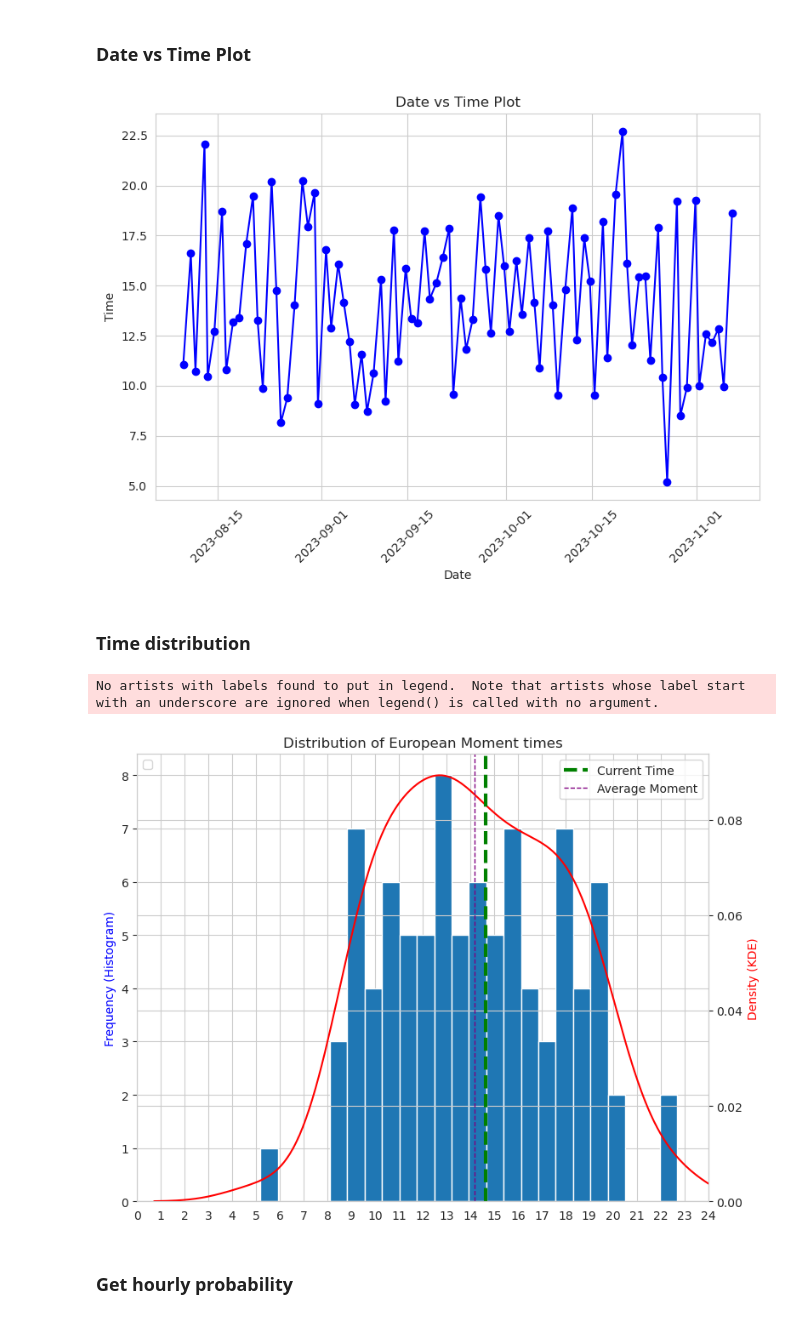
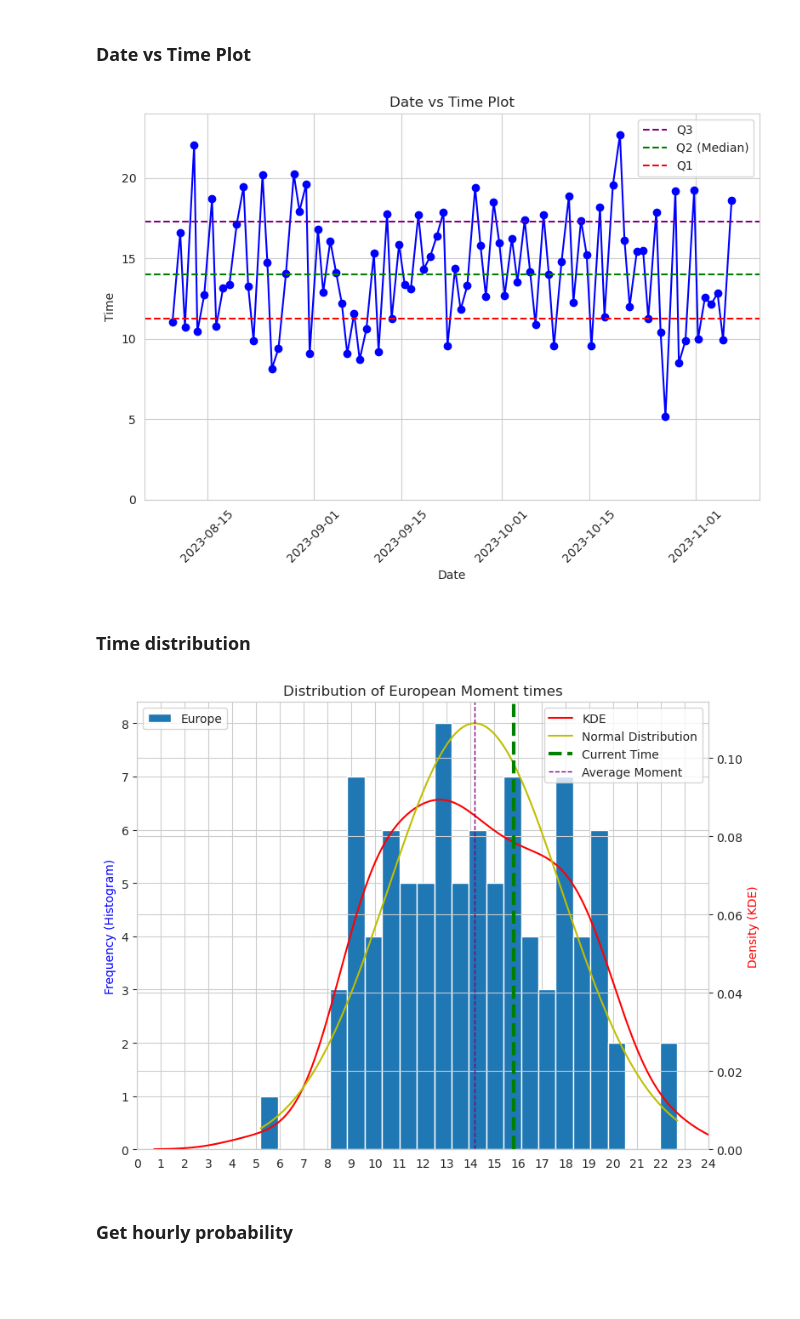
Before and after one commit to CallumAlexander/BeReal.-Analysis, a Jupyter notebook: notebook.ipynb, the cells around one changed output. Drawn from its saved outputs; the diff is of its cells as text; code cells hidden in the pictures; blank space fills up the shorter version.

```diff
--- a/notebook.ipynb
+++ b/notebook.ipynb
@@ -34,8 +35,7 @@ current_time = datetime.now()
 current_time = current_time.hour + current_time.minute / 60 + current_time.second / 3600
 
 df = pd.read_csv('BRTimeHistory_1699221717_Europe_London.csv')
-df['Timestamp'] = pd.to_datecurrent_time = datetime.now()
-current_time = current_time.hour + current_time.minute / 60 + current_time.second / 3600time(df['Timestamp'])
+df['Timestamp'] = pd.to_datetime(df['Timestamp'])
 df['Date'] = df['Timestamp'].dt.date
 df['Time'] = df['Timestamp'].dt.time
 df['Day of Week'] = df['Timestamp'].dt.dayofweek
@@ -84,28 +84,50 @@ europe[['Hour', 'Minute', 'Second', 'Time int']].describe()
 # %% [markdown]
 ### Date vs Time Plot
 # %%
+q1 = np.percentile(europe['Time int'], 25)
+q2 = np.percentile(europe['Time int'], 50)  # Median (Q2) is the same as the 50th percentile
+q3 = np.percentile(europe['Time int'], 75)
+iqr = q3 - q1
+whisker_end_low = q1 - 1.5 * iqr  # Lower whisker end
+whisker_end_high = q3 + 1.5 * iqr  # Upper whisker end
+
 plt.figure(figsize=(8, 6))
 plt.plot(europe['Timestamp'], europe['Time int'], marker='o', linestyle='-', color='b')
+# Plot quartiles as horizontal lines
+# plt.axhline(y=whisker_end_high, color='brown', linestyle='--', label='Upper Whisker End')
+plt.axhline(y=q3, color='purple', linestyle='--', label='Q3')
+plt.axhline(y=q2, color='g', linestyle='--', label='Q2 (Median)')
+plt.axhline(y=q1, color='r', linestyle='--', label='Q1')
+# plt.axhline(y=whisker_end_low, color='orange', linestyle='--', label='Lower Whisker End')
+
 plt.xlabel('Date')
 plt.ylabel('Time')
 plt.title('Date vs Time Plot')
 plt.xticks(rotation=45)
+plt.ylim(0, 24)
+plt.legend()
 plt.tight_layout()
 plt.show()
 # %% [output]
-[figure, old version]
+[figure, new version]
 # %% [markdown]
 ### Time distribution
 # %%
 current_time = datetime.now()
 current_time = current_time.hour + current_time.minute / 60 + current_time.second / 3600
 
+mean, std = europe['Time int'].mean(), europe['Time int'].std()
+xmin, xmax = europe['Time int'].min(), europe['Time int'].max()
+x = np.linspace(xmin, xmax, 1000)
+pdf = norm.pdf(x, mean, std)
+
 fig, ax1 = plt.subplots(figsize=(8, 6))
-ax1.hist(europe['Time int'], bins=24)
+ax1.hist(europe['Time int'], bins=24, label='Europe')
 plt.xlim(0, 24)
 plt.xticks(range(25))
 ax2 = ax1.twinx()
-sns.kdeplot(europe['Time int'], ax=ax2, color='r')
+sns.kdeplot(europe['Time int'], ax=ax2, color='r', label='KDE')
+ax2.plot(x, pdf, color='y', label='Normal Distribution')
 ax1.set_ylabel('Frequency (Histogram)', color='blue')
 ax2.set_ylabel('Density (KDE)', color='red')
 plt.title('Distribution of European Moment times')
@@ -116,8 +138,7 @@ ax2.legend(loc='upper right')
 plt.tight_layout()
 plt.show()
 # %% [output]
-No artists with labels found to put in legend.  Note that artists whose label start with an underscore are ignored when legend() is called with no argument.
-[figure, old version]
+[figure, new version]
 # %% [markdown]
 ### Get hourly probability
 # %%
```
Also changed, not shown: parts of 5 cells of this notebook.
